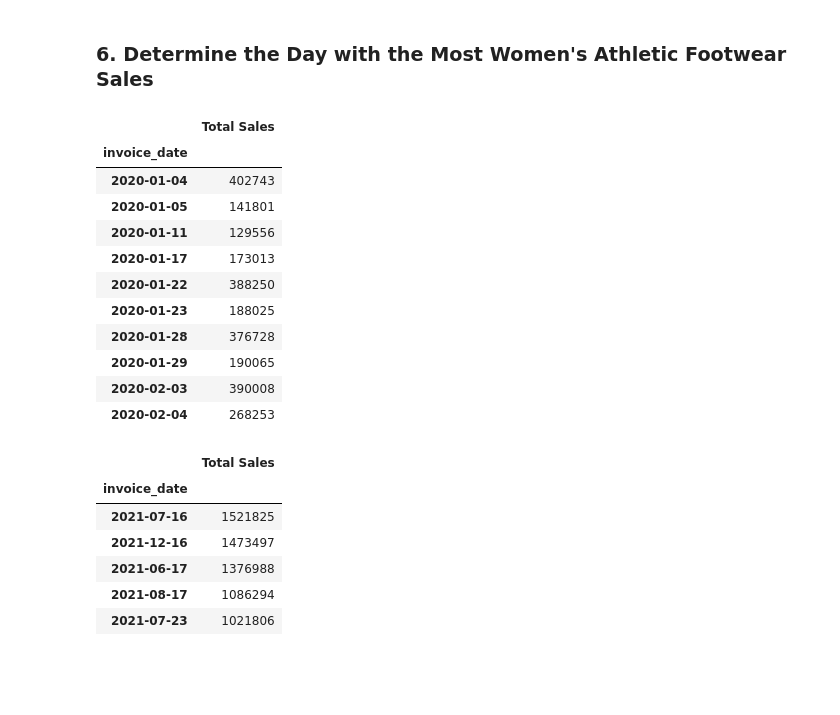
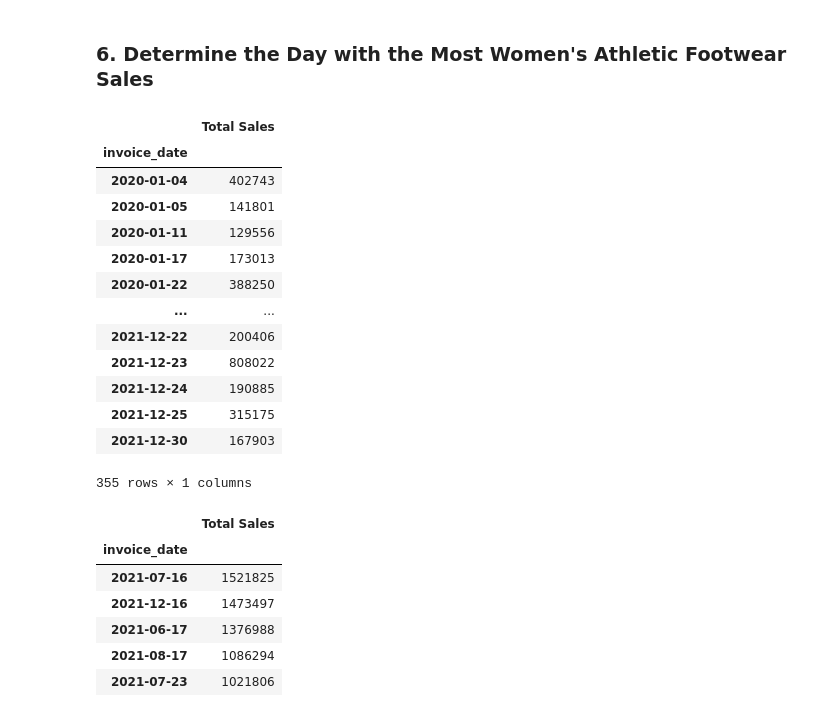
Before and after one commit to godzown82/athletic_sales_analysis, a Jupyter notebook: athletic_sales_analysis.ipynb, the cells around one changed output. Drawn from its saved outputs; the diff is of its cells as text; code cells hidden in the pictures; blank space fills up the shorter version.

```diff
--- a/athletic_sales_analysis.ipynb
+++ b/athletic_sales_analysis.ipynb
@@ -116,6 +116,6 @@ joined_rows_df
 9643 rows × 12 columns
 # %%
 # Check if any values are null.
-result = joined_rows_df.isnull().any()
-result
+joined_rows_df.fillna(0, inplace=True)
+joined_rows_df
 # %% [output]
@@ -173,7 +157,7 @@ dtypes: float64(1), int64(4), object(7)
 memory usage: 979.4+ KB
 # %%
 # Convert the "invoice_date" to a datetime datatype
-joined_rows_df['invoice_date'] = pd.to_datetime(joined_rows_df['invoice_date'])
+joined_rows_df['invoice_date']=pd.to_datetime(joined_rows_df['invoice_date'],format='mixed')
 joined_rows_df
 # %% [output]
 |  | retailer | retailer_id | invoice_date | region | state | city | product | price_per_unit | units_sold | ... |
@@ -366,5 +359,7 @@ pivot_most_sales_df.head(5)
 # %%
 # Filter the sales data to get the women's athletic footwear sales data.
+women_sales_data = joined_rows_df[joined_rows_df['product']=="Women's Athletic Footwear"]
+women_sales_data
 # %% [output]
 |  | retailer | retailer_id | invoice_date | region | state | city | product | price_per_unit | units_sold | ... |
 | 21 | Foot Locker | 1185732 | 2020-01-04 | Northeast | New York | New York | Women's Athletic Footwear | 36 | 281 | ... |
@@ -417,24 +424,30 @@ pivot_most_sales_df.head(5)
 ### 6. Determine the Day with the Most Women's Athletic Footwear Sales
 # %%
 # Create a pivot table with the 'invoice_date' column is the index, and the "total_sales" as the values.
-
+pivot_most_sales_df = pd.pivot_table(women_sales_data,
+                           index=['invoice_date'],
+                           values='total_sales',
+                           aggfunc='sum')
 
 # Optional: Rename the "total_sales" column to "Total Sales"
-
+pivot_most_sales_df = pivot_most_sales_df.rename(columns={'total_sales': 'Total Sales'})
 
 # Show the table.
+pivot_most_sales_df
 # %% [output]
 |  | Total Sales |
 | invoice_date |  |
 | 2020-01-04 | 402743 |
 | 2020-01-05 | 141801 |
 | 2020-01-11 | 129556 |
 | 2020-01-17 | 173013 |
 | 2020-01-22 | 388250 |
-| 2020-01-23 | 188025 |
-| 2020-01-28 | 376728 |
-| 2020-01-29 | 190065 |
-| 2020-02-03 | 390008 |
-| 2020-02-04 | 268253 |
+| ... | ... |
+| 2021-12-22 | 200406 |
+| 2021-12-23 | 808022 |
+| 2021-12-24 | 190885 |
+| 2021-12-25 | 315175 |
+| 2021-12-30 | 167903 |
+355 rows × 1 columns
 # %%
 # Resample the pivot table into daily bins, and get the total sales for each day.
```
Also changed, not shown: parts of 8 cells of this notebook.
